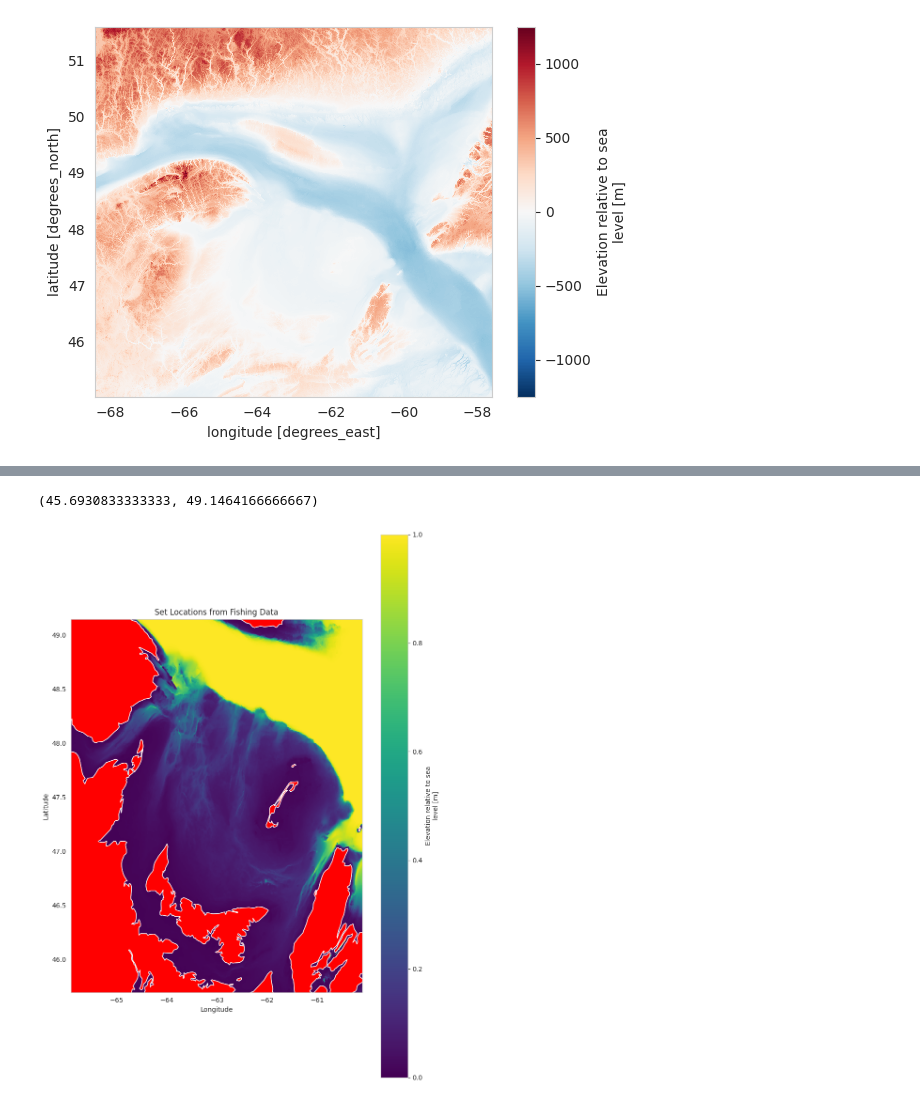
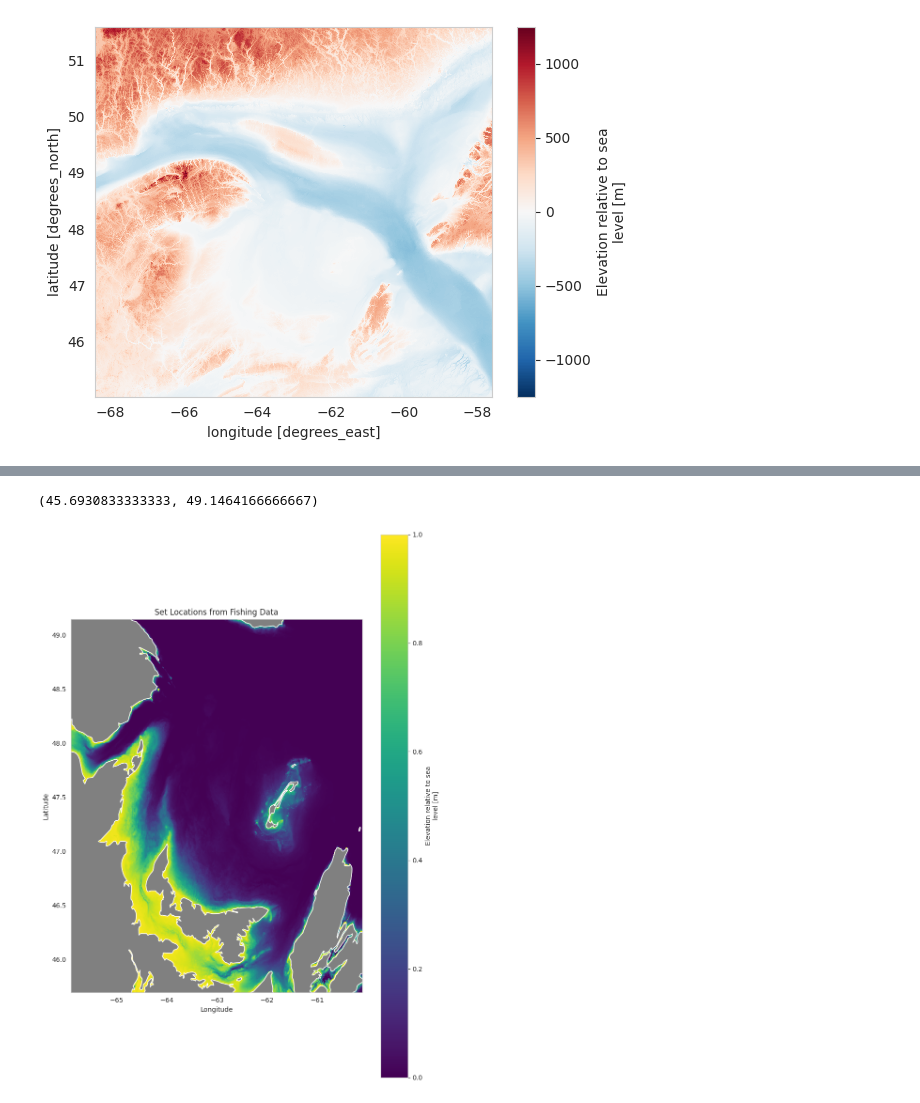
Before and after one commit to davjfish/WatspeedStatsGroupProject, a Jupyter notebook: analysis/Logistic_regression.ipynb, the cells around one changed output, grey strips where cells are left out. Drawn from its saved outputs; the diff is of its cells as text; code cells hidden in the pictures.

```diff
--- a/analysis/Logistic_regression.ipynb
+++ b/analysis/Logistic_regression.ipynb
@@ -34,6 +34,7 @@ memory usage: 354.3 KB
 # we'll start with redfish since they should be an easy one to predict
 species = 'Snow crab'
 species = 'Redfish unidentified'
+species = 'American lobster'
 
 predictors = ['latitude', 'longitude', 'elevation']
 m = Logit(df[species], df[predictors])
@@ -364,28 +365,28 @@ prob_xa.plot()
 # %%
 import geopandas as gpd
 
 # geometry = [Point(xy) for xy in zip(set_df['longitude'], set_df['latitude'])]
 # gdf = GeoDataFrame(set_df, geometry=geometry)
 # gdf = gdf.set_crs(epsg=4326)
 
 # this geojson is from here: https://open.canada.ca/data/en/dataset/85efc01b-163f-ebba-2378-c43eadfb3b3f
 canada = gpd.read_file("../data/Canada_Provinical_boundaries_April2022_3931220444258526365.geojson")
 # it is in a weird projection
 canada = canada.to_crs(epsg=4326)
 # create the figure and plot
 fig, ax = plt.subplots(figsize=(10,15))
 
 # start by plotting the two geospatial dfs
 # gdf.plot(ax=ax, color='red', markersize=2)
 prob_xa.plot(ax=ax)
-canada.plot(ax=ax, color='r')
+canada.plot(ax=ax, color='grey')
 
 # set graph props
 ax.set_title('Set Locations from Fishing Data', fontsize=12)
 ax.set_xlabel('Longitude', fontsize=10)
 ax.set_ylabel('Latitude', fontsize='medium')
 ax.set_xlim((np.min(df["longitude"]),np.max(df["longitude"])))
 ax.set_ylim((np.min(df["latitude"]),np.max(df["latitude"])))
 # %% [output]
 (45.6930833333333, 49.1464166666667)
-[figure, old version]
+[figure, new version]
```
Also changed, not shown: parts of 28 cells of this notebook, 5 other files.
